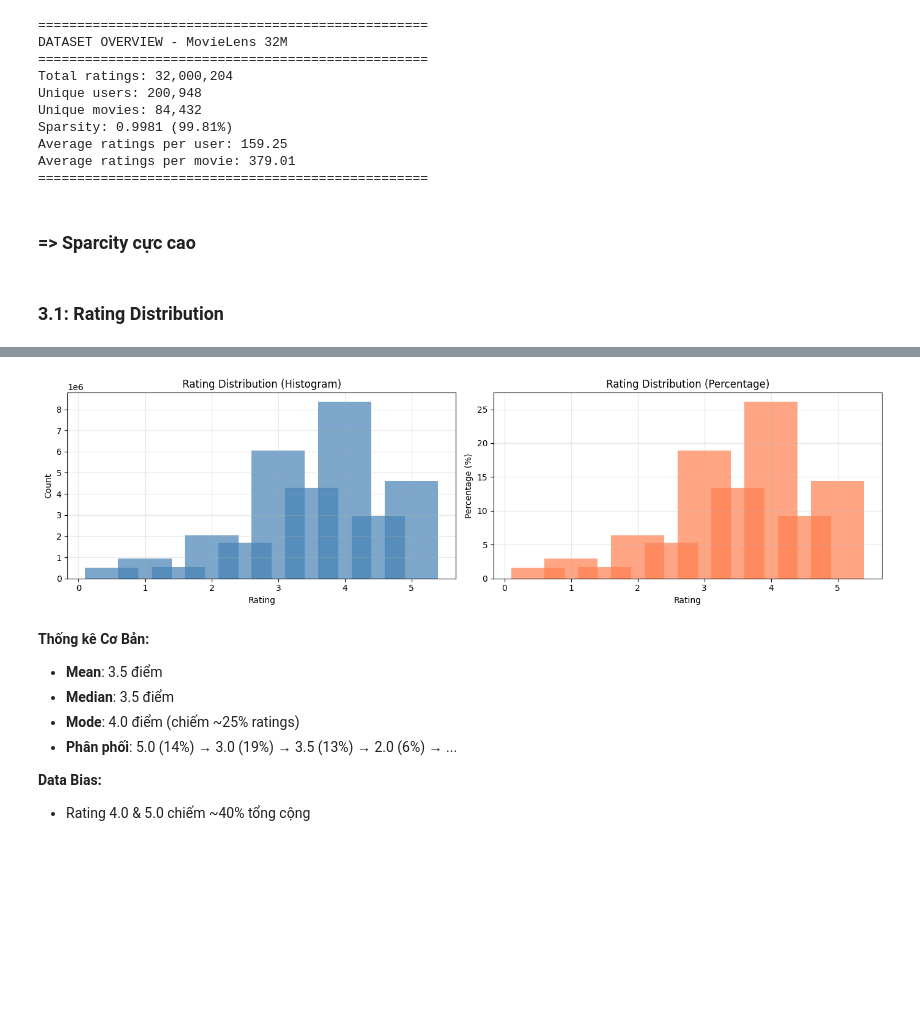
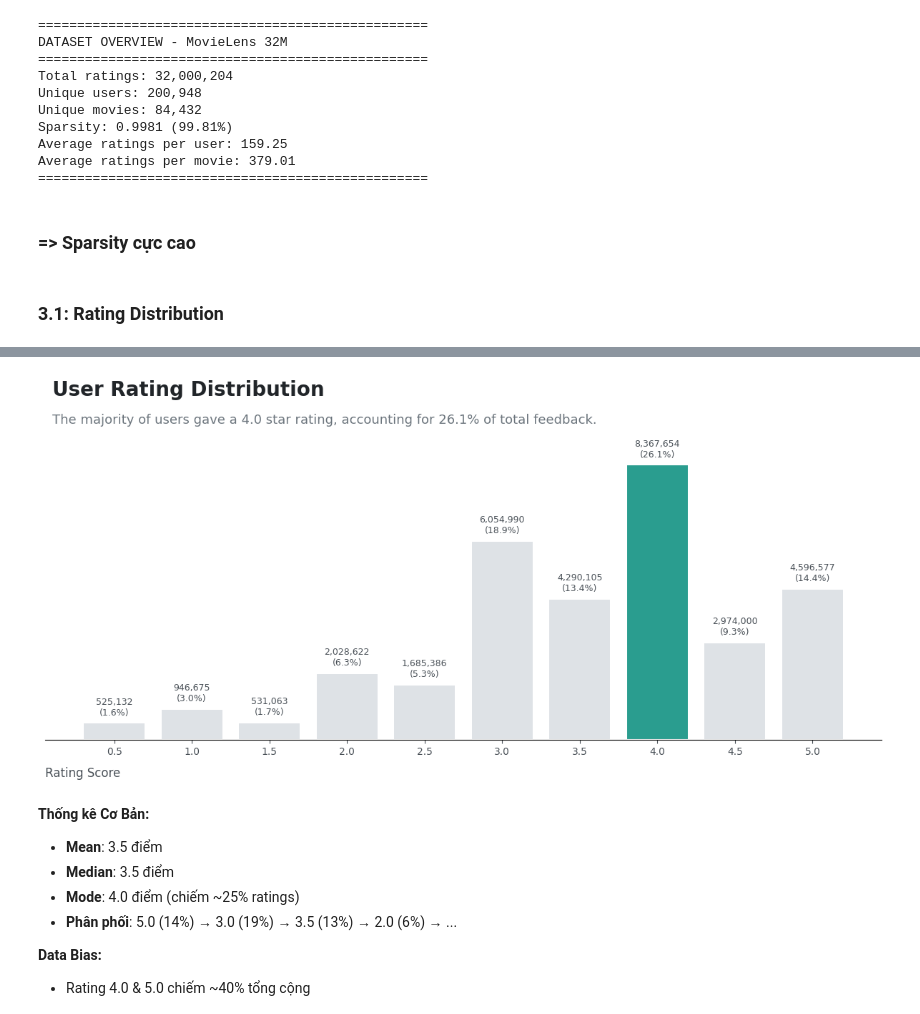
Before and after one commit to manhmanh39/film-recommendation, a Jupyter notebook: eda.ipynb, the cells around one changed output, grey strips where cells are left out. Drawn from its saved outputs; the diff is of its cells as text; code cells hidden in the pictures; blank space fills up the shorter version.

```diff
--- a/eda.ipynb
+++ b/eda.ipynb
@@ -230,35 +233,57 @@ Average ratings per user: 159.25
 Average ratings per movie: 379.01
 ==================================================
 # %% [markdown]
-### => Sparcity cực cao
+### => Sparsity cực cao
 # %% [markdown]
 ### 3.1: Rating Distribution
 # %%
+import matplotlib.pyplot as plt
+
+# Giả định dữ liệu rating_dist (Index: 0.5, 1.0, 1.5... ; Values: counts)
 rating_dist = ratings['rating'].value_counts().sort_index()
-print("\nRating Distribution:")
-print(rating_dist)
-print(f"\nRating Statistics:")
-print(f"Mean: {ratings['rating'].mean():.4f}")
-print(f"Median: {ratings['rating'].median():.4f}")
-print(f"Mode: {ratings['rating'].mode().values[0]:.1f}")
-print(f"Std: {ratings['rating'].std():.4f}")
-print(f"Min: {ratings['rating'].min()}")
-print(f"Max: {ratings['rating'].max()}")
 
-# Plot rating distribution
-fig, axes = plt.subplots(1, 2, figsize=(14, 4))
+fig, ax = plt.subplots(figsize=(12, 6))
 
-axes[0].bar(rating_dist.index, rating_dist.values, color='steelblue', alpha=0.7)
-axes[0].set_xlabel('Rating')
-axes[0].set_ylabel('Count')
-axes[0].set_title('Rating Distribution (Histogram)')
-axes[0].grid(alpha=0.3)
+# 1. Định nghĩa màu sắc
+# Làm nổi bật giá trị Mode (4.0) bằng màu Teal, các giá trị còn lại màu Xám nhạt
+highlight_color = '#2a9d8f'
+base_color = '#dee2e6'
+colors = [highlight_color if index == rating_dist.idxmax() else base_color for index in rating_dist.index]
 
-axes[1].bar(rating_dist.index, rating_dist.values / len(ratings) * 100, color='coral', alpha=0.7)
-axes[1].set_xlabel('Rating')
-axes[1].set_ylabel('Percentage (%)')
-axes[1].set_title('Rating Distribution (Percentage)')
-axes[1].grid(alpha=0.3)
+# 2. Vẽ biểu đồ với 'edgecolor' là trắng và 'linewidth' để tạo khoảng cách tinh tế
+# Giảm 'width' một chút (ví dụ 0.4) cũng giúp tách các cột rõ hơn
+bars = ax.bar(rating_dist.index, rating_dist.values, color=colors,
+              width=0.4, edgecolor='white', linewidth=1.5)
+
+# 3. Loại bỏ các đường viền và Grid
+ax.spines['top'].set_visible(False)
+ax.spines['right'].set_visible(False)
+ax.spines['left'].set_visible(False)
+ax.grid(False)
+ax.get_yaxis().set_visible(False)
+
+# 4. Tùy chỉnh trục X (Hiển thị đầy đủ các mức 0.5, 1.0, 1.5...)
+ax.set_xticks(rating_dist.index)
+ax.tick_params(axis='x', colors='#495057', labelsize=10)
+ax.set_xlabel('Rating Score', fontsize=12, color='#495057', loc='left', labelpad=10)
+
+# 5. Thêm Data Labels (Số lượng và Phần trăm)
+total_ratings = rating_dist.sum()
+for bar in bars:
+    height = bar.get_height()
+    percentage = (height / total_ratings) * 100
+    ax.text(bar.get_x() + bar.get_width()/2., height + (rating_dist.max() * 0.02),
+            f'{int(height):,}\n({percentage:.1f}%)',
+            ha='center', va='bottom', fontsize=9, color='#495057', fontweight='medium')
+
+# 6. Tiêu đề và Chú thích theo phong cách Storytelling (Tiếng Anh)
+plt.text(rating_dist.index.min() - 0.4, rating_dist.max() * 1.25,
+         'User Rating Distribution',
+         fontsize=20, fontweight='bold', color='#212529')
+
+plt.text(rating_dist.index.min() - 0.4, rating_dist.max() * 1.15,
+         f'The majority of users gave a {rating_dist.idxmax()} star rating, accounting for { (rating_dist.max()/total_ratings*100):.1f}% of total feedback.',
+         fontsize=13, color='#6c757d')
 
 plt.tight_layout()
 plt.show()
@@ -283,4 +291,4 @@ Max: 5.0
-[figure, old version]
+[figure, new version]
 # %% [markdown]
 **Thống kê Cơ Bản:**
 - **Mean**: 3.5 điểm
```
Also changed, not shown: parts of 26 cells of this notebook.
